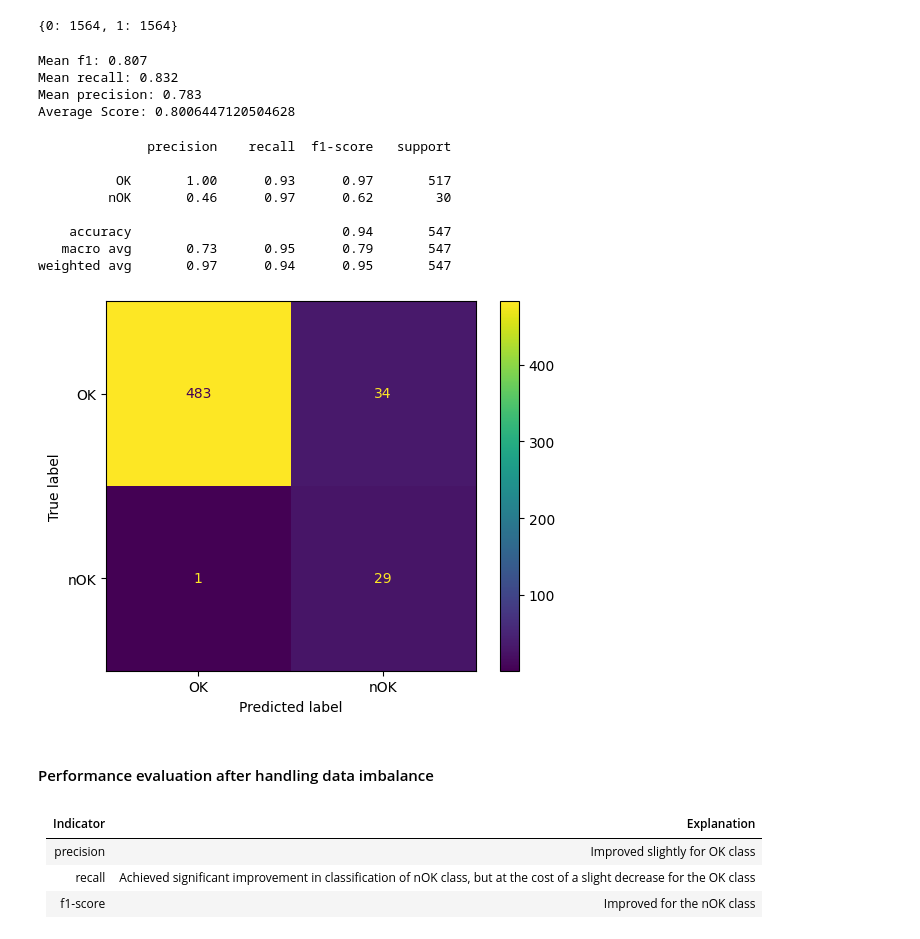
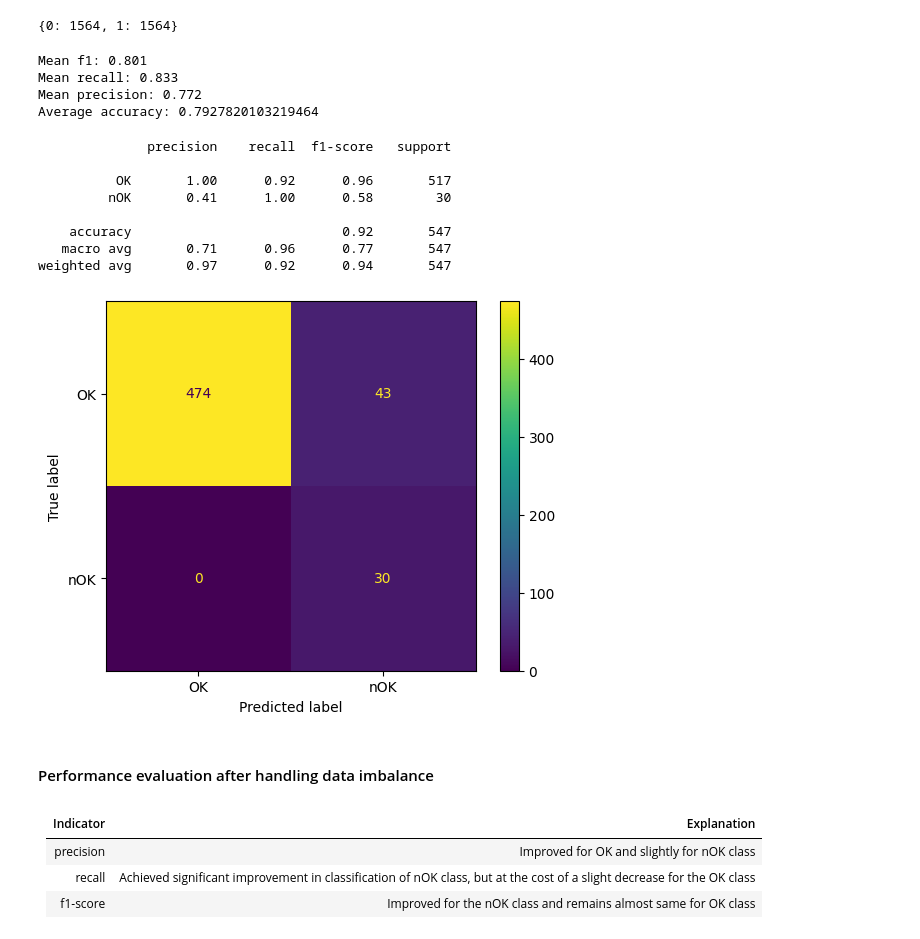
Before and after one commit to pallabee/Anomaly-Detection, a Jupyter notebook: classification.ipynb, the cells around one changed output. Saved outputs shown, nothing was run; the diff lists cells and outputs as text; code cells hidden in the pictures.

```diff
--- a/classification.ipynb
+++ b/classification.ipynb
@@ -139,7 +139,7 @@ array([[0],
 # %%
 def cross_validation(X,y):
     #Build model
-    model = RandomForestClassifier(n_estimators=120, random_state=0)
+    model = RandomForestClassifier(n_estimators=100, random_state=0)
     #Create Stratified K-fold cross validation
     cv = RepeatedStratifiedKFold(n_splits=10, n_repeats=5, random_state=1)
     scoring = ('f1', 'recall', 'precision')
@@ -151,7 +151,7 @@ def cross_validation(X,y):
     print('Mean precision: %.3f' % mean(scores['test_precision']))
 
     scores_acc = cross_val_score(model, X,y, cv=cv, scoring='accuracy')
-    print("Average Score: {}".format(np.mean(scores_acc)))
+    print("Average accuracy: {}".format(np.mean(scores_acc)))
     return model
 # %%
 def conf_matrix(y_test,y_test_pred):
@@ -212,33 +212,34 @@ dict(zip(classes, counts))
 # Stratified K-fold cross validation results
 rf_smote_model = cross_validation(resampled_X,resampled_y)
 # %% [output]
-Mean f1: 0.807
-Mean recall: 0.832
-Mean precision: 0.783
-Average Score: 0.8006447120504628
+Mean f1: 0.801
+Mean recall: 0.833
+Mean precision: 0.772
+Average accuracy: 0.7927820103219464
 # %%
-resampled_X_train, resampled_X_test, resampled_y_train, resampled_y_test = train_test_split(resampled_X, resampled_y, test_size=0.33, stratify=resampled_y)
+resampled_X_train, resampled_X_test, resampled_y_train, resampled_y_test= train_test_split(
+    resampled_X, resampled_y, test_size=0.33, stratify=resampled_y)
 #Train model
 rf_smote_model.fit(resampled_X_train, resampled_y_train)
 #Prediction
 y_test_pred = rf_smote_model.predict(X_test)
 #Create confusion matrix
 conf_matrix(y_test,y_test_pred)
 # %% [output]
               precision    recall  f1-score   support
 
-          OK       1.00      0.93      0.97       517
-         nOK       0.46      0.97      0.62        30
+          OK       1.00      0.92      0.96       517
+         nOK       0.41      1.00      0.58        30
 
-    accuracy                           0.94       547
-   macro avg       0.73      0.95      0.79       547
-weighted avg       0.97      0.94      0.95       547
+    accuracy                           0.92       547
+   macro avg       0.71      0.96      0.77       547
+weighted avg       0.97      0.92      0.94       547
-[figure, old version]
+[figure, new version]
 # %% [markdown]
 #### Performance evaluation after handling data imbalance
 # %% [markdown]
 | Indicator| Explanation |
 | :-: | :- |
-| precision | Improved slightly for OK class |
+| precision | Improved for OK and slightly for nOK class |
 | recall | Achieved significant improvement in classification of nOK class, but at the cost of a slight decrease for the OK class|
-| f1-score | Improved for the nOK class|
+| f1-score | Improved for the nOK class and remains almost same for OK class|
```
Also changed, not shown: parts of 2 cells of this notebook.
